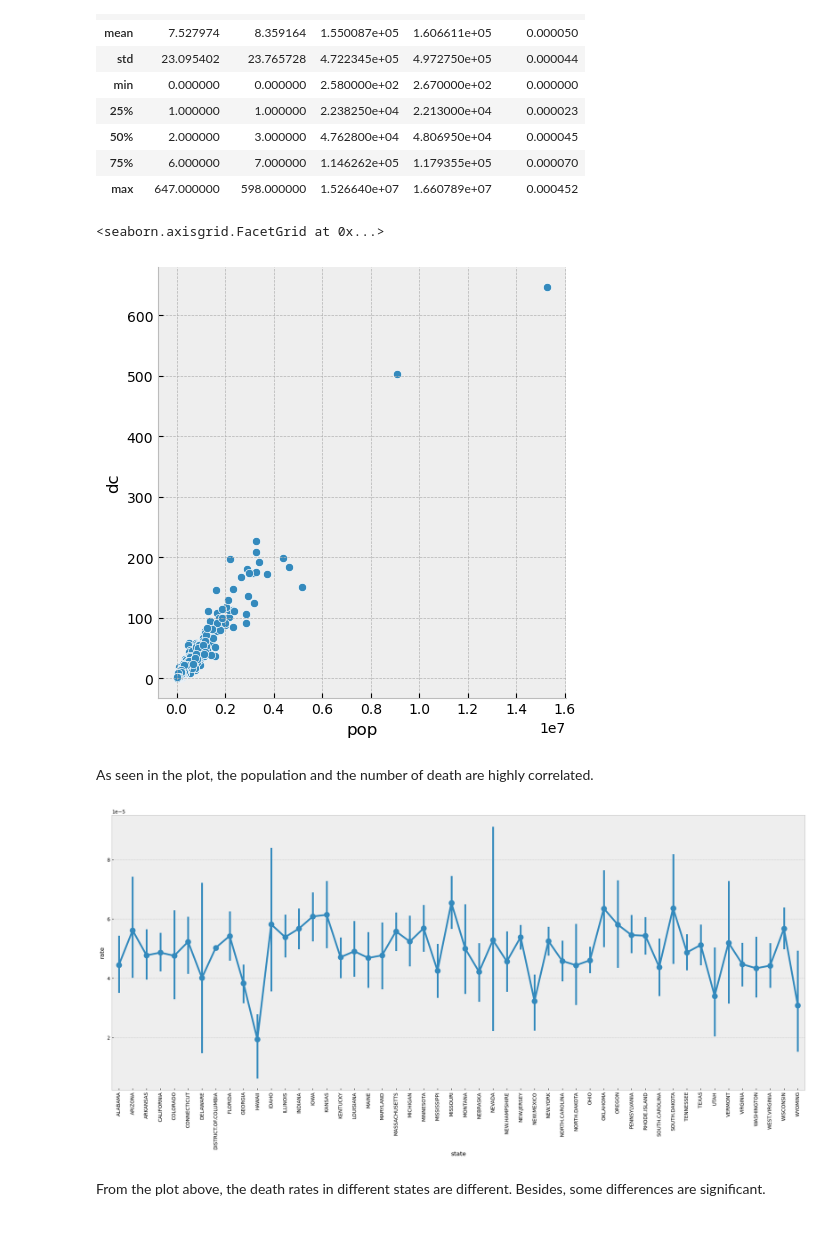
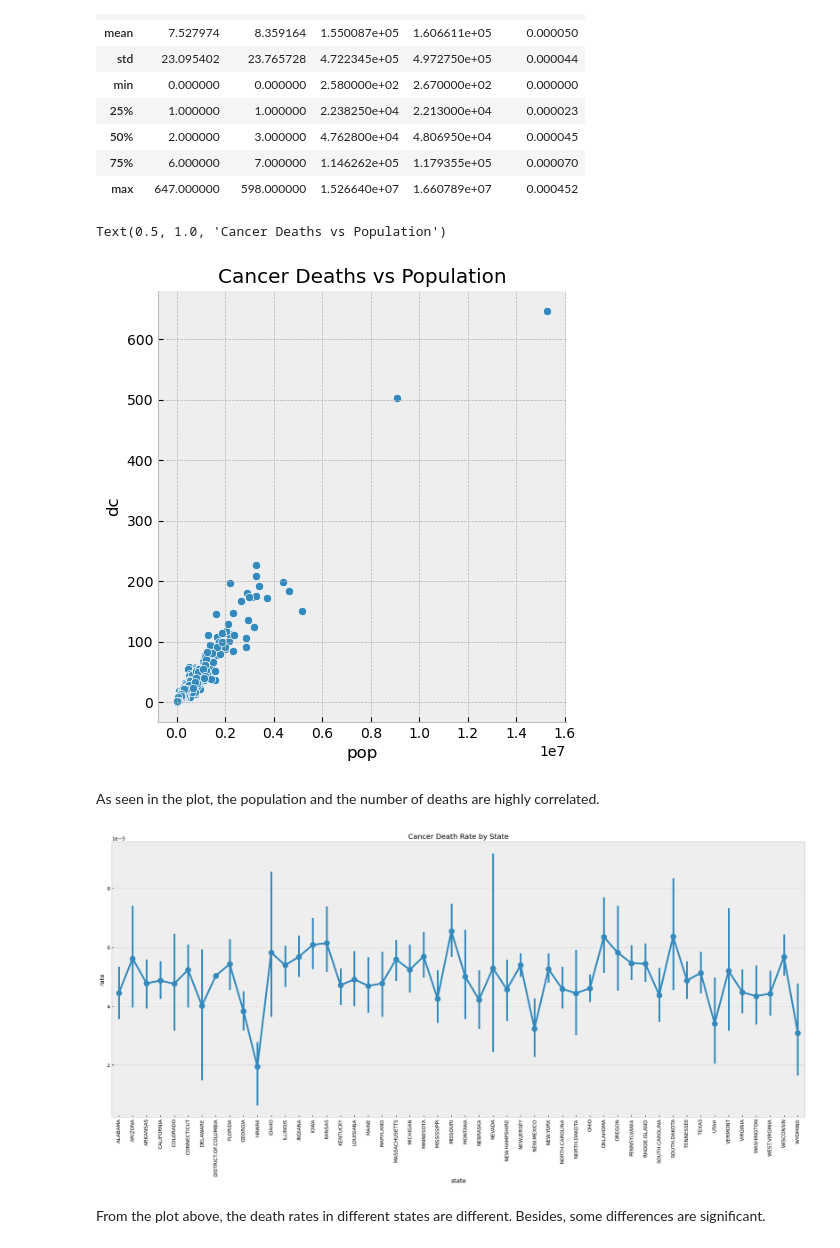
Before and after one commit to Alexchen666/Kidney-Cancer, a Jupyter notebook: Kidney Cancer BDA.ipynb, the cells around one changed output. Cells and saved outputs as stored; diff of their text form; code cells hidden in the pictures.

```diff
--- a/Kidney Cancer BDA.ipynb
+++ b/Kidney Cancer BDA.ipynb
@@ -100,18 +93,20 @@ df.describe()
 | max | 647.000000 | 598.000000 | 1.526640e+07 | 1.660789e+07 | 0.000452 |
 # %%
 sns.relplot(x = 'pop', y = 'dc', data = df)
+plt.title('Cancer Deaths vs Population')
 # %% [output]
-<seaborn.axisgrid.FacetGrid at 0x...>
+Text(0.5, 1.0, 'Cancer Deaths vs Population')
-[figure, old version]
+[figure, new version]
 # %% [markdown]
-As seen in the plot, the population and the number of death are highly correlated.
+As seen in the plot, the population and the number of deaths are highly correlated.
 # %%
 fig, ax = plt.subplots(1, 1, figsize=(25, 10))
 sns.pointplot(x = 'state', y = 'rate', data = df, ax=ax)
 plt.xticks(rotation=90)
+plt.title('Cancer Death Rate by State')
 plt.show()
 # %% [output]
-[figure, old version]
+[figure, new version]
 # %% [markdown]
 From the plot above, the death rates in different states are different. Besides, some differences are significant.
 # %%
```
Also changed, not shown: parts of 11 cells of this notebook.
